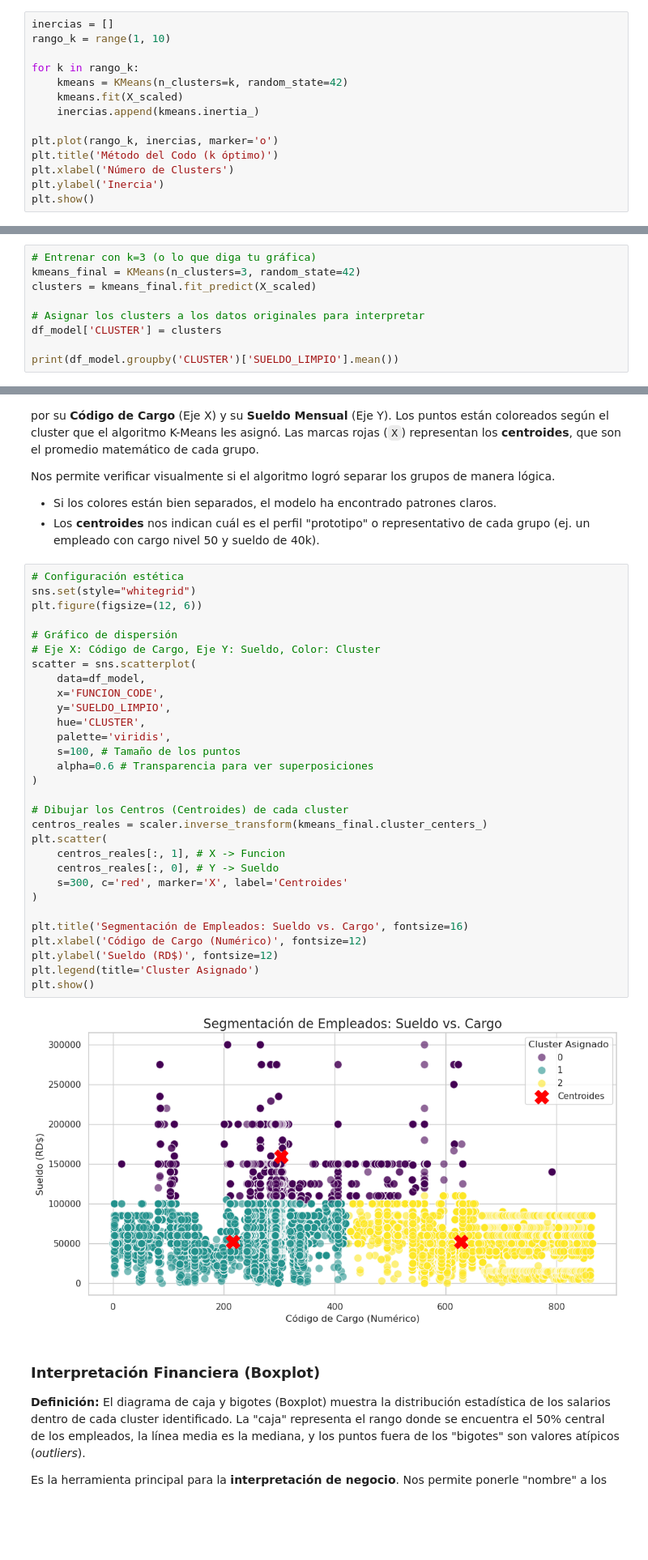
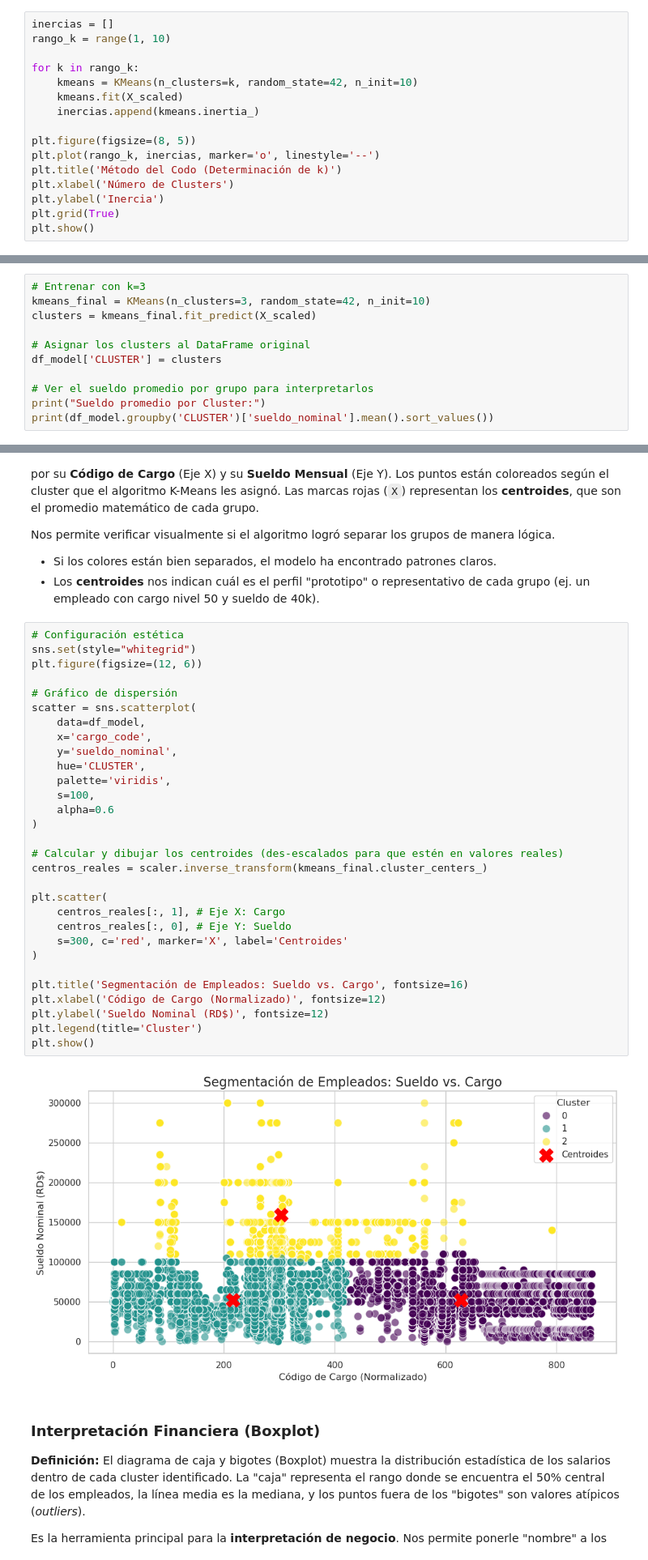
Before and after one commit to TZeik/icc321-2025-final, a Jupyter notebook: modelo_mineria.ipynb, the cells around one changed output, grey strips where cells are left out. Shown at 81% size. Drawn from its saved outputs; the diff is of its cells as text; blank space fills up the shorter version.

```diff
--- a/modelo_mineria.ipynb
+++ b/modelo_mineria.ipynb
@@ -75,13 +89,15 @@ inercias = []
 rango_k = range(1, 10)
 
 for k in rango_k:
-    kmeans = KMeans(n_clusters=k, random_state=42)
+    kmeans = KMeans(n_clusters=k, random_state=42, n_init=10)
     kmeans.fit(X_scaled)
     inercias.append(kmeans.inertia_)
 
-plt.plot(rango_k, inercias, marker='o')
-plt.title('Método del Codo (k óptimo)')
+plt.figure(figsize=(8, 5))
+plt.plot(rango_k, inercias, marker='o', linestyle='--')
+plt.title('Método del Codo (Determinación de k)')
 plt.xlabel('Número de Clusters')
 plt.ylabel('Inercia')
+plt.grid(True)
 plt.show()
 # %% [output]
@@ -93,12 +109,14 @@ Basado en la gráfica anterior, seleccionamos el $k$ óptimo y entrenamos el mod
 ### Interpretación de los Clusters Generados
 A continuación, analizamos las características promedio de cada grupo encontrado. Esto nos permite etiquetar los perfiles (ej. *"Gerencia Senior"*, *"Personal Administrativo"*).
 # %%
-# Entrenar con k=3 (o lo que diga tu gráfica)
-kmeans_final = KMeans(n_clusters=3, random_state=42)
+# Entrenar con k=3
+kmeans_final = KMeans(n_clusters=3, random_state=42, n_init=10)
 clusters = kmeans_final.fit_predict(X_scaled)
 
-# Asignar los clusters a los datos originales para interpretar
+# Asignar los clusters al DataFrame original
 df_model['CLUSTER'] = clusters
 
-print(df_model.groupby('CLUSTER')['SUELDO_LIMPIO'].mean())
+# Ver el sueldo promedio por grupo para interpretarlos
+print("Sueldo promedio por Cluster:")
+print(df_model.groupby('CLUSTER')['sueldo_nominal'].mean().sort_values())
 # %% [output]
@@ -132,35 +151,35 @@ Nos permite verificar visualmente si el algoritmo logró separar los grupos de m
 # %%
 # Configuración estética
 sns.set(style="whitegrid")
 plt.figure(figsize=(12, 6))
 
 # Gráfico de dispersión
-# Eje X: Código de Cargo, Eje Y: Sueldo, Color: Cluster
 scatter = sns.scatterplot(
     data=df_model,
-    x='FUNCION_CODE',
-    y='SUELDO_LIMPIO',
+    x='cargo_code',
+    y='sueldo_nominal',
     hue='CLUSTER',
     palette='viridis',
-    s=100, # Tamaño de los puntos
-    alpha=0.6 # Transparencia para ver superposiciones
+    s=100,
+    alpha=0.6
 )
 
-# Dibujar los Centros (Centroides) de cada cluster
+# Calcular y dibujar los centroides (des-escalados para que estén en valores reales)
 centros_reales = scaler.inverse_transform(kmeans_final.cluster_centers_)
+
 plt.scatter(
-    centros_reales[:, 1], # X -> Funcion
-    centros_reales[:, 0], # Y -> Sueldo
+    centros_reales[:, 1], # Eje X: Cargo
+    centros_reales[:, 0], # Eje Y: Sueldo
     s=300, c='red', marker='X', label='Centroides'
 )
 
 plt.title('Segmentación de Empleados: Sueldo vs. Cargo', fontsize=16)
-plt.xlabel('Código de Cargo (Numérico)', fontsize=12)
-plt.ylabel('Sueldo (RD$)', fontsize=12)
-plt.legend(title='Cluster Asignado')
+plt.xlabel('Código de Cargo (Normalizado)', fontsize=12)
+plt.ylabel('Sueldo Nominal (RD$)', fontsize=12)
+plt.legend(title='Cluster')
 plt.show()
 # %% [output]
-[figure, old version]
+[figure, new version]
 # %% [markdown]
 ### Interpretación Financiera (Boxplot)
 
```
Also changed, not shown: parts of 7 cells of this notebook, 6 other files.
